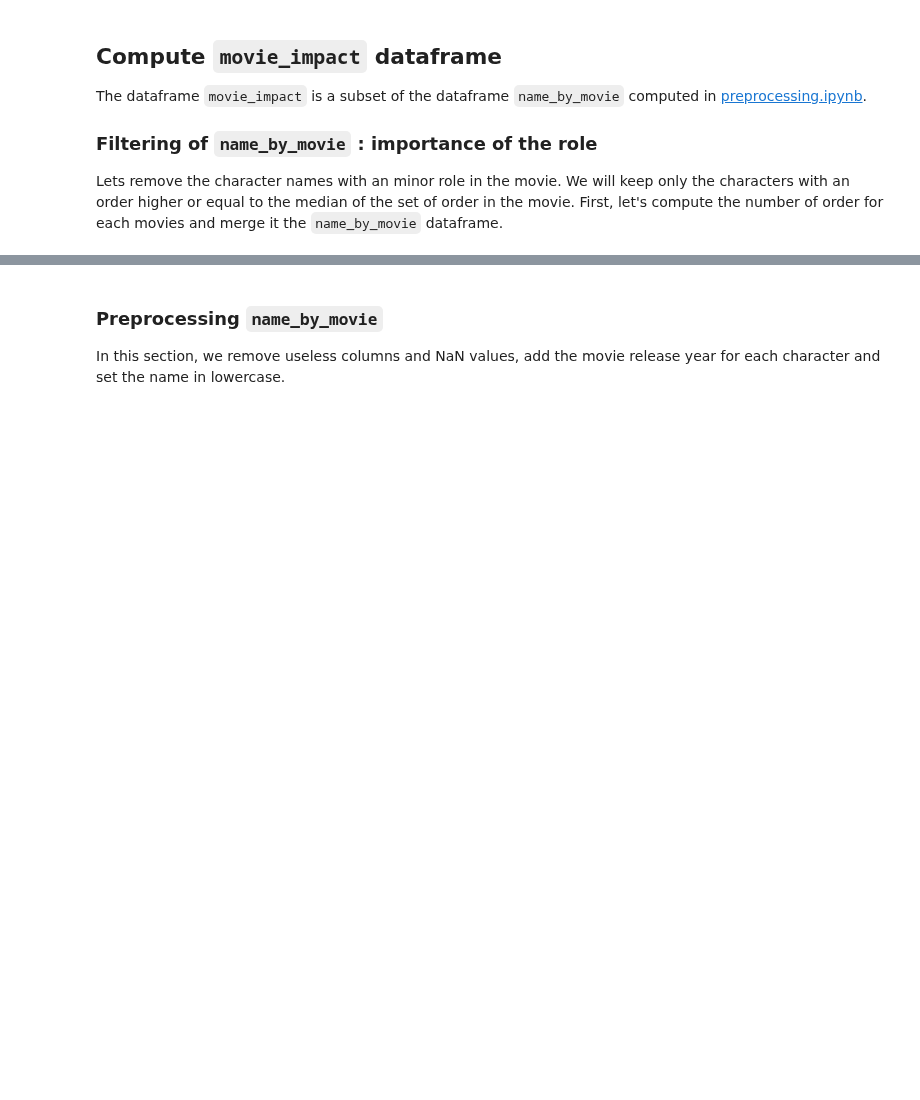
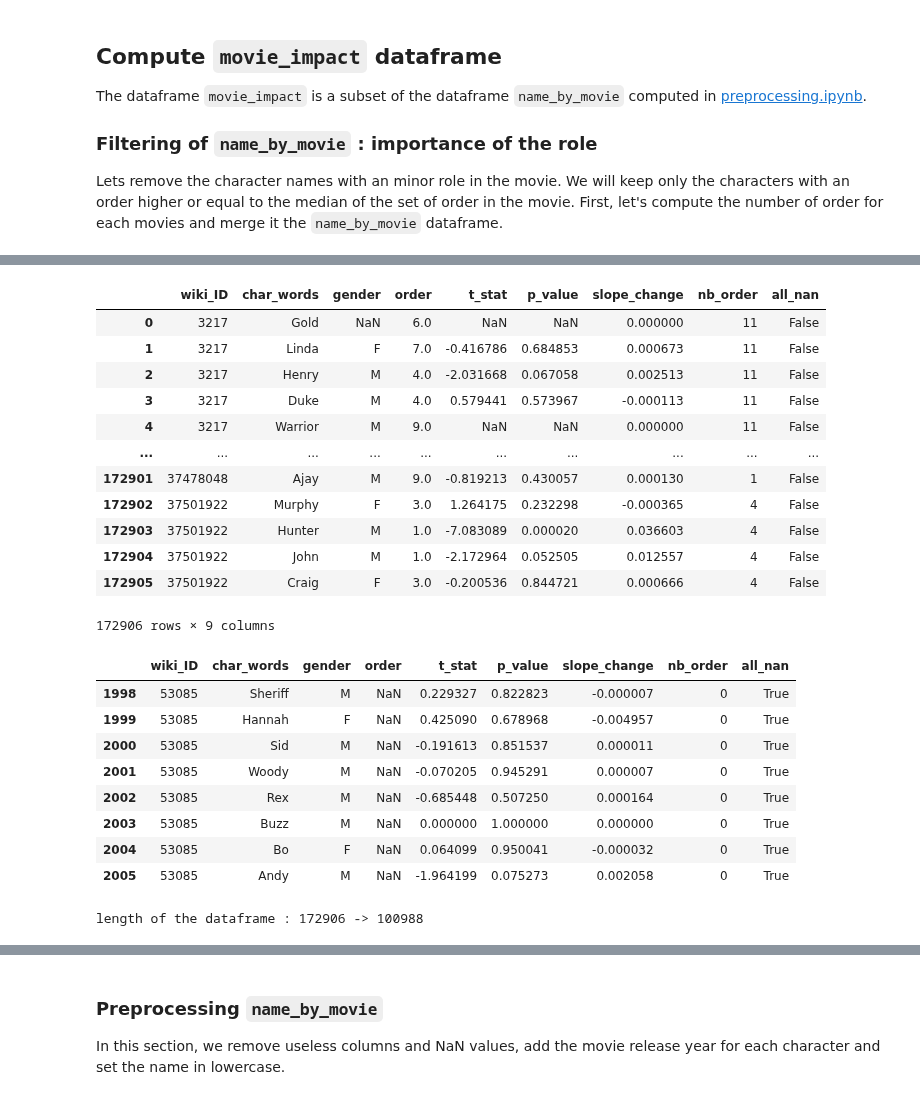
Before and after one commit to epfl-ada/ada-2023-project-abadakor, a Jupyter notebook: data/get_data_for_website.ipynb, the cells around one changed output, grey strips where cells are left out. Cells and saved outputs as stored; diff of their text form; code cells hidden in the pictures; blank space fills up the shorter version.

```diff
--- a/data/get_data_for_website.ipynb
+++ b/data/get_data_for_website.ipynb
@@ -66,8 +110,38 @@ name_by_movie_order_counts[name_by_movie_order_counts['wiki_ID'] == 52371]
+# %%
+# add a boolean attribute to check if all the order are nan
+all_nan_mask = name_by_movie_order_counts.groupby('wiki_ID')['order'].transform(lambda x: x.isna().all())
+name_by_movie_order_counts['all_nan'] = all_nan_mask
+display(name_by_movie_order_counts)
+display(name_by_movie_order_counts[name_by_movie_order_counts['wiki_ID'] == 53085])
+# %% [output]
+|  | wiki_ID | char_words | gender | order | t_stat | p_value | slope_change | nb_order | all_nan |
+| 0 | 3217 | Gold | NaN | 6.0 | NaN | NaN | 0.000000 | 11 | False |
+| 1 | 3217 | Linda | F | 7.0 | -0.416786 | 0.684853 | 0.000673 | 11 | False |
+| 2 | 3217 | Henry | M | 4.0 | -2.031668 | 0.067058 | 0.002513 | 11 | False |
+| 3 | 3217 | Duke | M | 4.0 | 0.579441 | 0.573967 | -0.000113 | 11 | False |
+| 4 | 3217 | Warrior | M | 9.0 | NaN | NaN | 0.000000 | 11 | False |
+| ... | ... | ... | ... | ... | ... | ... | ... | ... | ... |
+| 172901 | 37478048 | Ajay | M | 9.0 | -0.819213 | 0.430057 | 0.000130 | 1 | False |
+| 172902 | 37501922 | Murphy | F | 3.0 | 1.264175 | 0.232298 | -0.000365 | 4 | False |
+| 172903 | 37501922 | Hunter | M | 1.0 | -7.083089 | 0.000020 | 0.036603 | 4 | False |
+| 172904 | 37501922 | John | M | 1.0 | -2.172964 | 0.052505 | 0.012557 | 4 | False |
+| 172905 | 37501922 | Craig | F | 3.0 | -0.200536 | 0.844721 | 0.000666 | 4 | False |
+172906 rows × 9 columns
+|  | wiki_ID | char_words | gender | order | t_stat | p_value | slope_change | nb_order | all_nan |
+| 1998 | 53085 | Sheriff | M | NaN | 0.229327 | 0.822823 | -0.000007 | 0 | True |
+| 1999 | 53085 | Hannah | F | NaN | 0.425090 | 0.678968 | -0.004957 | 0 | True |
+| 2000 | 53085 | Sid | M | NaN | -0.191613 | 0.851537 | 0.000011 | 0 | True |
+| 2001 | 53085 | Woody | M | NaN | -0.070205 | 0.945291 | 0.000007 | 0 | True |
+| 2002 | 53085 | Rex | M | NaN | -0.685448 | 0.507250 | 0.000164 | 0 | True |
+| 2003 | 53085 | Buzz | M | NaN | 0.000000 | 1.000000 | 0.000000 | 0 | True |
+| 2004 | 53085 | Bo | F | NaN | 0.064099 | 0.950041 | -0.000032 | 0 | True |
+| 2005 | 53085 | Andy | M | NaN | -1.964199 | 0.075273 | 0.002058 | 0 | True |
 # %%
-# filter to keep only half of the characters with the lowest order
-name_by_movie_merged_important_role = name_by_movie_order_counts[name_by_movie_order_counts['order'] <= (name_by_movie_order_counts['nb_order']/2)].copy(deep=True)
-
+# filter to keep only half of the characters with the lowest order, or keep all of them if all the order of the movie are NaN
+name_by_movie_merged_important_role = name_by_movie_order_counts[name_by_movie_order_counts['all_nan'] | (name_by_movie_order_counts['order'] <= (name_by_movie_order_counts['nb_order']/2))].copy(deep=True)
 print(f"length of the dataframe : {len(name_by_movie_df)} -> {len(name_by_movie_merged_important_role)}")
+# %% [output]
+length of the dataframe : 172906 -> 100988
 # %%
 # check case with tommy charcater in titanic
 name_by_movie_merged_important_role[name_by_movie_merged_important_role['wiki_ID'] == 52371]
```
Also changed, not shown: parts of 35 cells of this notebook.
